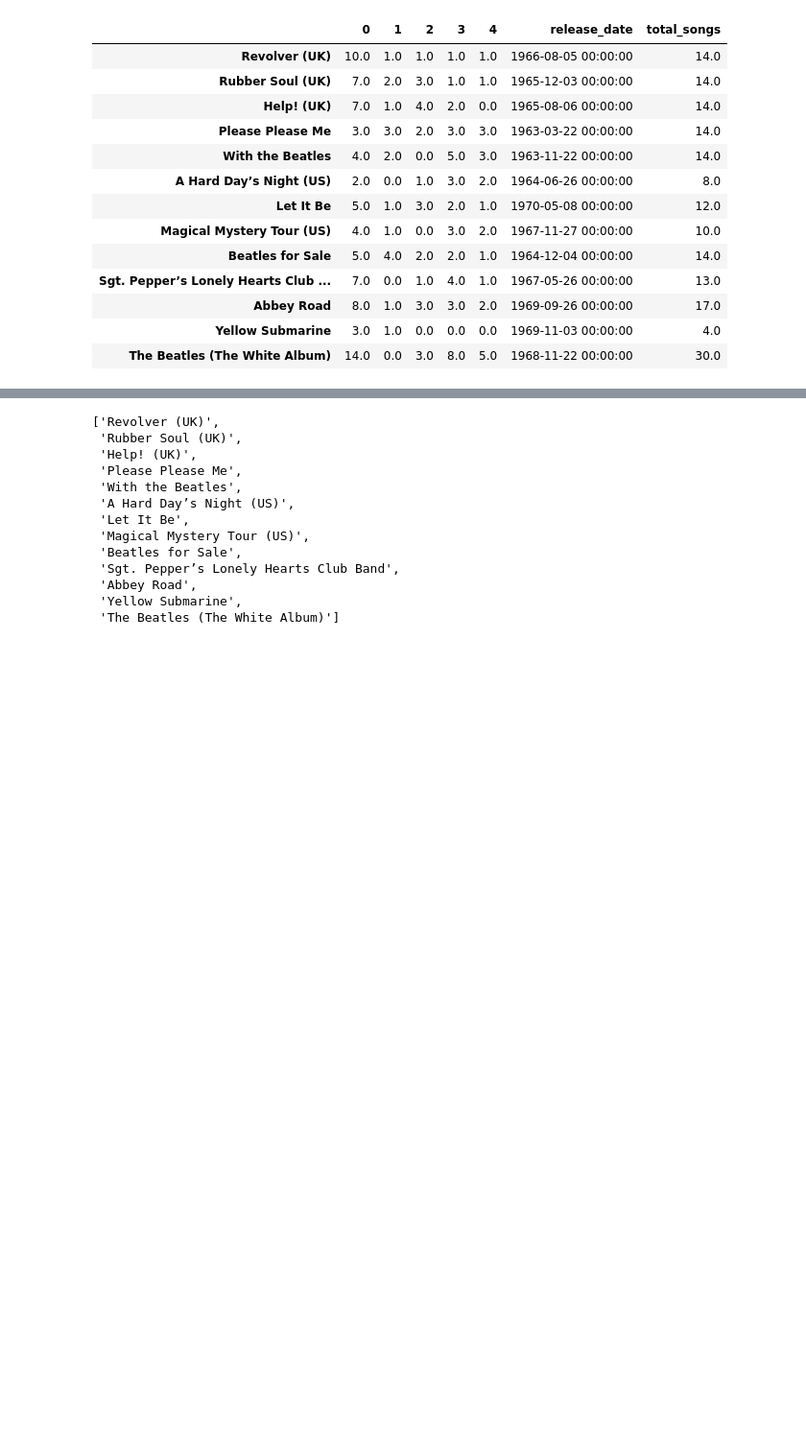
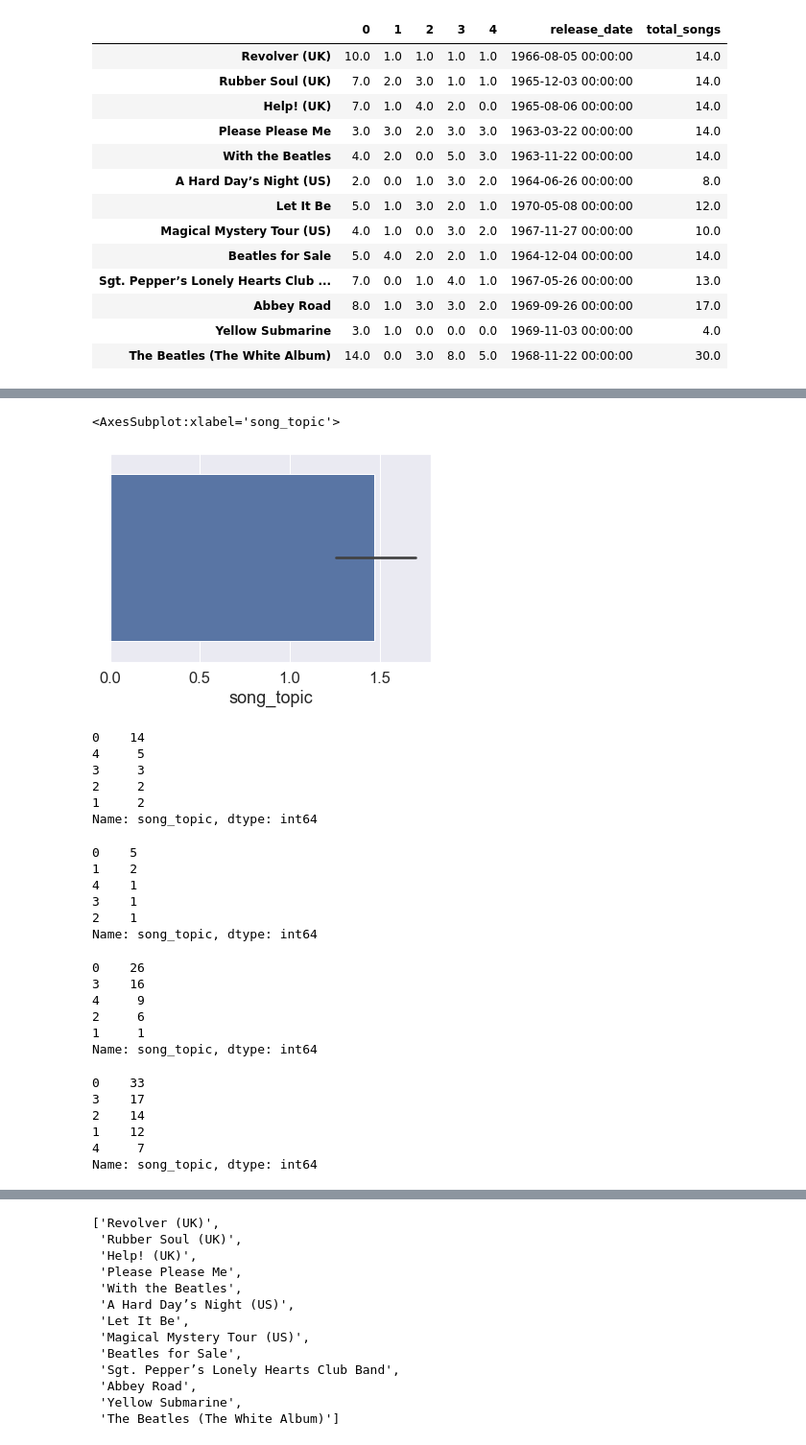
Before and after one commit to josephpcowell/cowell_proj_5, a Jupyter notebook: text_analysis.ipynb, the cells around one changed output, grey strips where cells are left out. Shown: that part at 96% size. Drawn from its saved outputs; the diff is of its cells as text; code cells hidden in the pictures; blank space fills up the shorter version.

```diff
--- a/text_analysis.ipynb
+++ b/text_analysis.ipynb
@@ -361,0 +374,41 @@ sns.lineplot(data=topic_df.iloc[:,7:12])
+# %%
+sns.barplot(singer_top['song_topic'])
+# %% [output]
+<AxesSubplot:xlabel='song_topic'>
+[figure, added]
+# %%
+harrison_top['song_topic'].value_counts()
+# %% [output]
+0    14
+4     5
+3     3
+2     2
+1     2
+Name: song_topic, dtype: int64
+# %%
+starr_top['song_topic'].value_counts()
+# %% [output]
+0    5
+1    2
+4    1
+3    1
+2    1
+Name: song_topic, dtype: int64
+# %%
+mccartney_top['song_topic'].value_counts()
+# %% [output]
+0    26
+3    16
+4     9
+2     6
+1     1
+Name: song_topic, dtype: int64
+# %%
+lennon_top['song_topic'].value_counts()
+# %% [output]
+0    33
+3    17
+2    14
+1    12
+4     7
+Name: song_topic, dtype: int64
```
Also changed, not shown: parts of 16 cells of this notebook.
